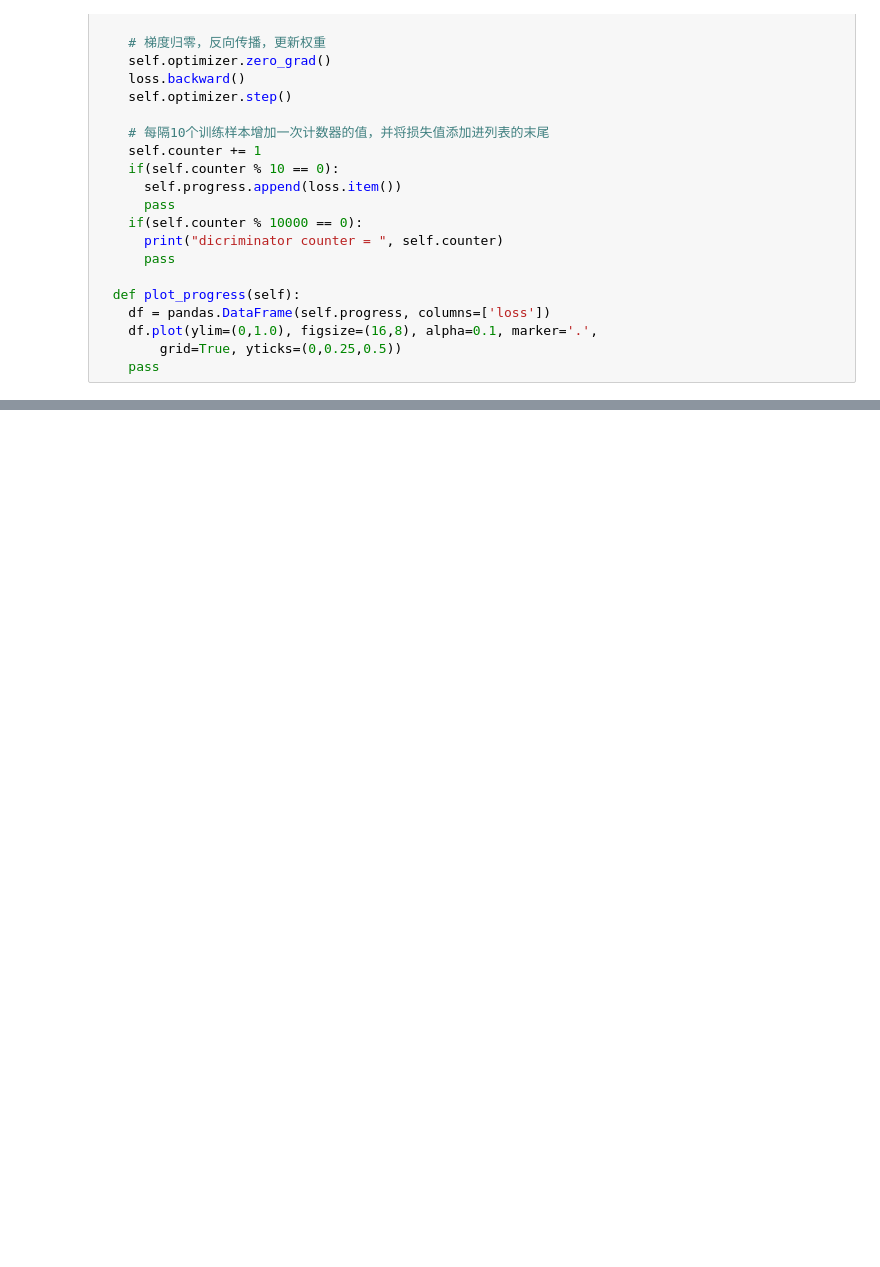
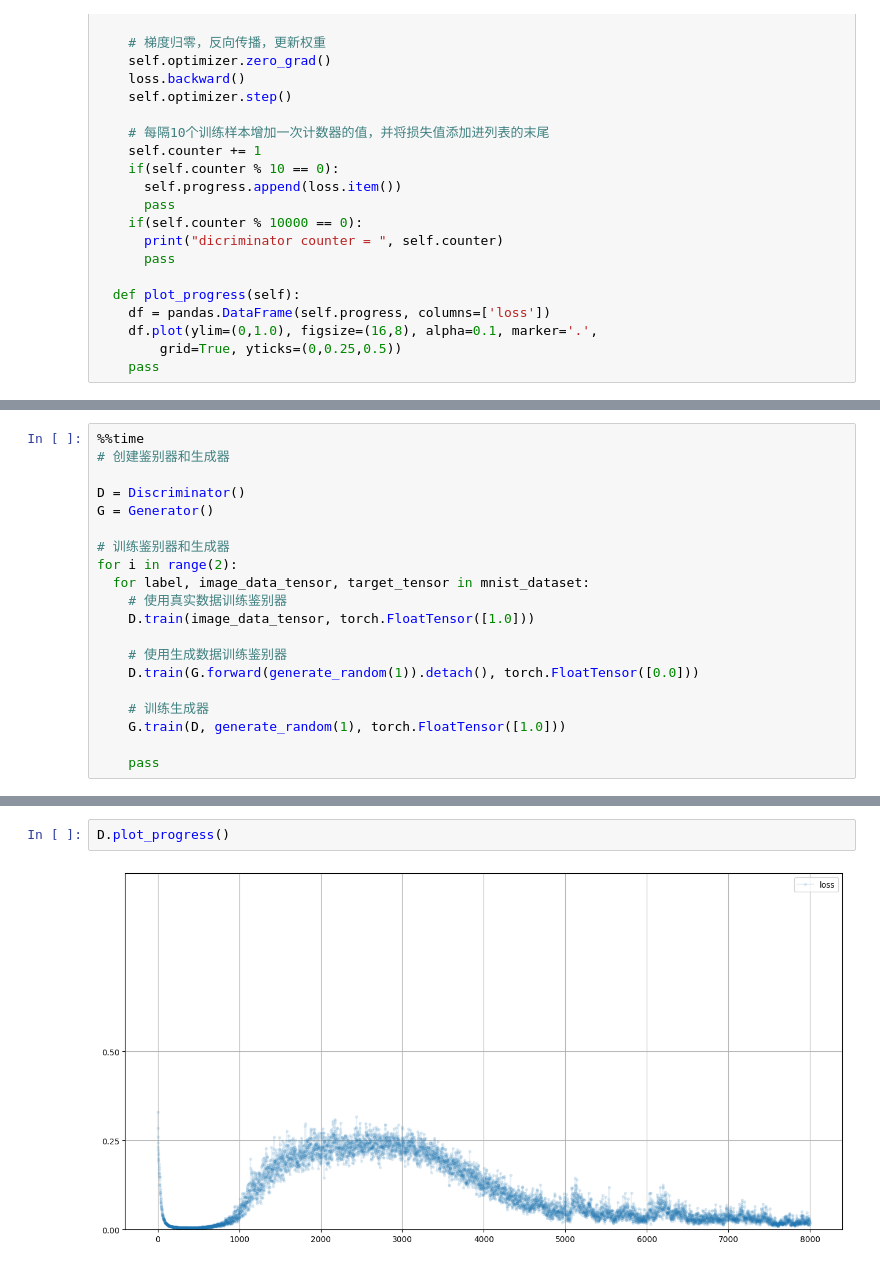
Before and after one commit to JumperWacky/cycleGAN, a Jupyter notebook: mnist_gan.ipynb, the cells around one changed output, grey strips where cells are left out. Drawn from its saved outputs; the diff is of its cells as text; blank space fills up the shorter version.

```diff
--- a/mnist_gan.ipynb
+++ b/mnist_gan.ipynb
@@ -182,0 +197,20 @@ class Generator(nn.Module):
+# %%
+%%time
+# 创建鉴别器和生成器
+
+D = Discriminator()
+G = Generator()
+
+# 训练鉴别器和生成器
+for i in range(2):
+  for label, image_data_tensor, target_tensor in mnist_dataset:
+    # 使用真实数据训练鉴别器
+    D.train(image_data_tensor, torch.FloatTensor([1.0]))
+
+    # 使用生成数据训练鉴别器
+    D.train(G.forward(generate_random(1)).detach(), torch.FloatTensor([0.0]))
+
+    # 训练生成器
+    G.train(D, generate_random(1), torch.FloatTensor([1.0]))
+
+    pass
@@ -182,0 +232,4 @@ class Generator(nn.Module):
+# %%
+D.plot_progress()
+# %% [output]
+[figure, added]
```
Also changed, not shown: parts of 8 cells of this notebook.
